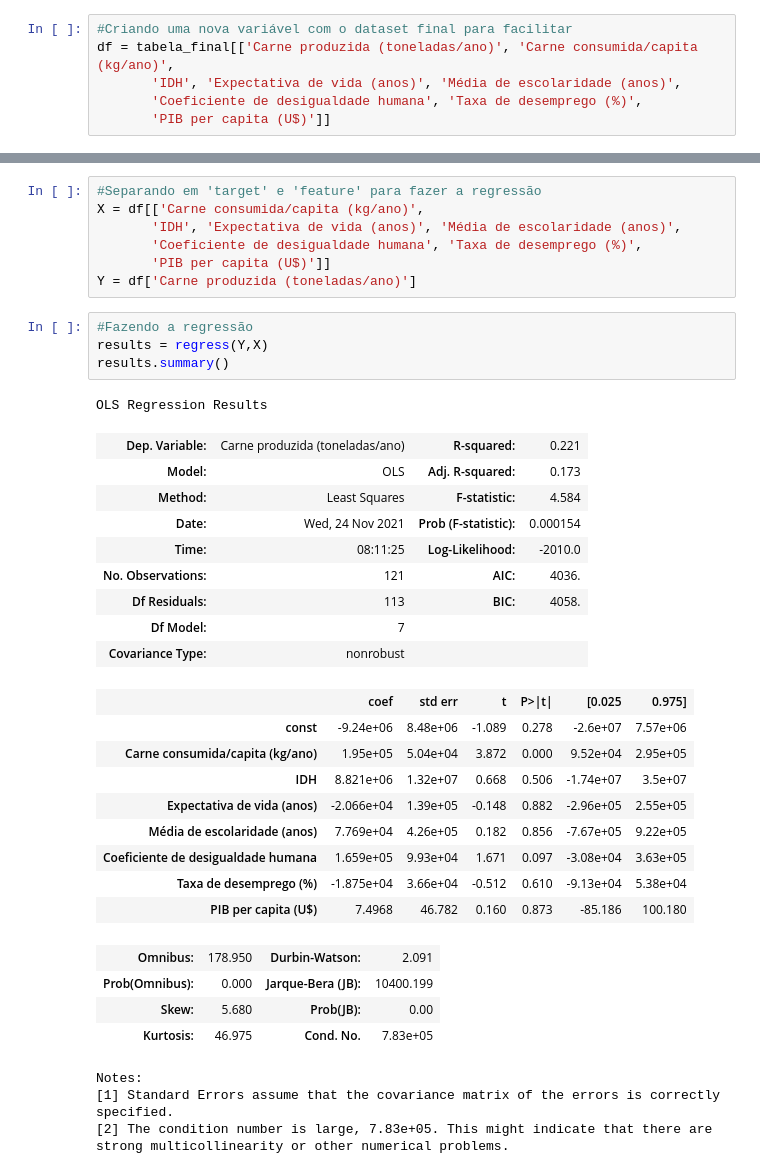
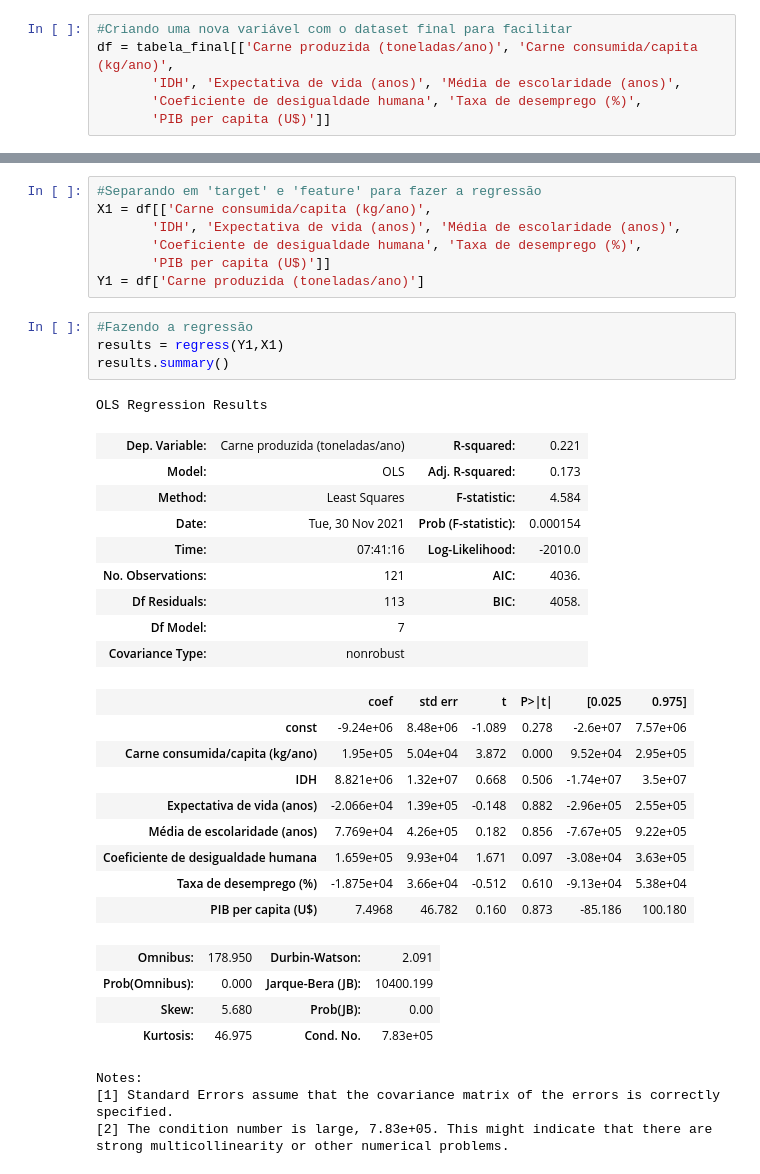
Before and after one commit to leofmandrade/Projeto-2-Cdados, a Jupyter notebook: Projeto 2 CDados.ipynb, the cells around one changed output, grey strips where cells are left out. Cells and saved outputs as stored; diff of their text form.

```diff
--- a/Projeto 2 CDados.ipynb
+++ b/Projeto 2 CDados.ipynb
@@ -146,22 +149,22 @@ df.describe()
 | max | 4.195275e+07 | 54.650000 | 0.949000 | 83.700000 | 13.400000 | ... |
 # %%
 #Separando em 'target' e 'feature' para fazer a regressão
-X = df[['Carne consumida/capita (kg/ano)',
+X1 = df[['Carne consumida/capita (kg/ano)',
        'IDH', 'Expectativa de vida (anos)', 'Média de escolaridade (anos)',
        'Coeficiente de desigualdade humana', 'Taxa de desemprego (%)',
        'PIB per capita (U$)']]
-Y = df['Carne produzida (toneladas/ano)']
+Y1 = df['Carne produzida (toneladas/ano)']
 # %%
 #Fazendo a regressão
-results = regress(Y,X)
+results = regress(Y1,X1)
 results.summary()
 # %% [output]
 OLS Regression Results
 | Dep. Variable: | Carne produzida (toneladas/ano) | R-squared: | 0.221 |
 | Model: | OLS | Adj. R-squared: | 0.173 |
 | Method: | Least Squares | F-statistic: | 4.584 |
-| Date: | Wed, 24 Nov 2021 | Prob (F-statistic): | 0.000154 |
-| Time: | 08:11:25 | Log-Likelihood: | -2010.0 |
+| Date: | Tue, 30 Nov 2021 | Prob (F-statistic): | 0.000154 |
+| Time: | 07:41:16 | Log-Likelihood: | -2010.0 |
 | No. Observations: | 121 | AIC: | 4036. |
 | Df Residuals: | 113 | BIC: | 4058. |
 | Df Model: | 7 |  |  |
```
Also changed, not shown: parts of 22 cells of this notebook.
